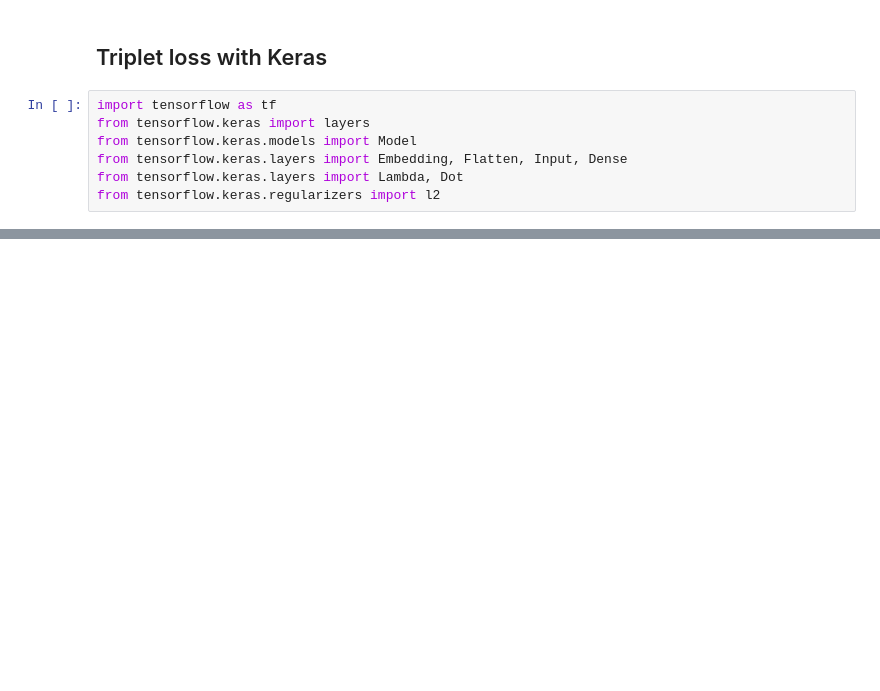
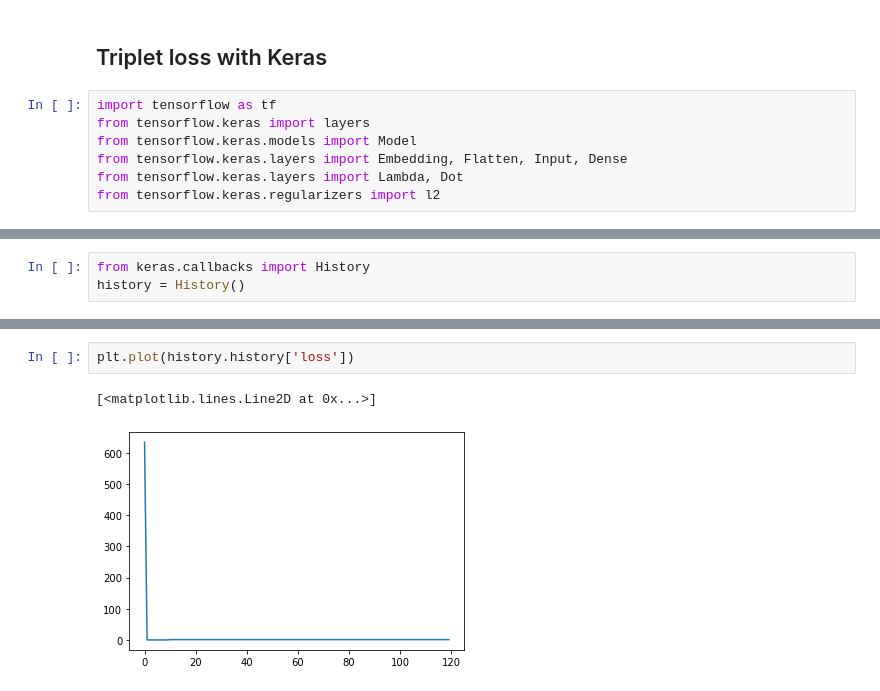
Before and after one commit to ukunliu/WSN_simulation, a Jupyter notebook: Polished_code/metric_learning_data/optimization.ipynb, the cells around one changed output, grey strips where cells are left out. Saved outputs shown, nothing was run; the diff lists cells and outputs as text; blank space fills up the shorter version.

```diff
--- a/Polished_code/metric_learning_data/optimization.ipynb
+++ b/Polished_code/metric_learning_data/optimization.ipynb
@@ -180,0 +231,3 @@ triplet_model = TripletModel(n_users, n_items,
+# %%
+from keras.callbacks import History
+history = History()
@@ -180,0 +295,5 @@ triplet_model = TripletModel(n_users, n_items,
+# %%
+plt.plot(history.history['loss'])
+# %% [output]
+[<matplotlib.lines.Line2D at 0x...>]
+[figure, added]
```
Also changed, not shown: parts of 12 cells of this notebook, 25 other files.
